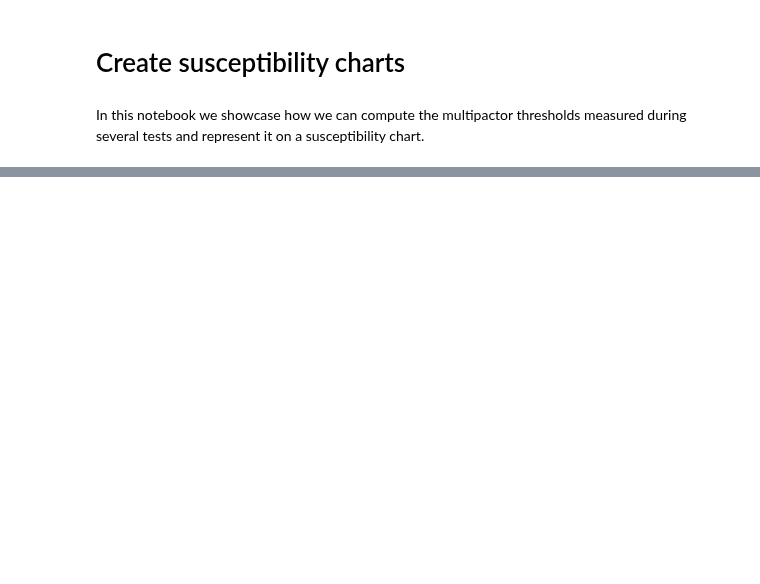
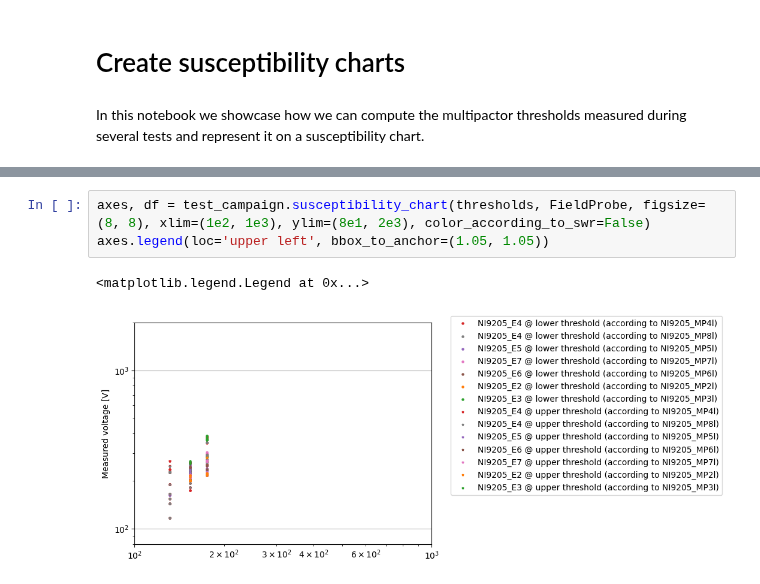
Before and after one commit to AdrienPlacais/multipac_testbench, a Jupyter notebook: docs/manual/notebooks/plot_susceptibility.ipynb, the cells around one changed output, grey strips where cells are left out. Cells and saved outputs as stored; diff of their text form; blank space fills up the shorter version.

```diff
--- a/docs/manual/notebooks/plot_susceptibility.ipynb
+++ b/docs/manual/notebooks/plot_susceptibility.ipynb
@@ -105,0 +92,6 @@ axe, df_susceptibility = test_campaign.susceptibility(
+# %%
+axes, df = test_campaign.susceptibility_chart(thresholds, FieldProbe, figsize=(8, 8), xlim=(1e2, 1e3), ylim=(8e1, 2e3), color_according_to_swr=False)
+axes.legend(loc='upper left', bbox_to_anchor=(1.05, 1.05))
+# %% [output]
+<matplotlib.legend.Legend at 0x...>
+[figure, added]
```
Also changed, not shown: parts of 25 cells of this notebook, 5 other files.
